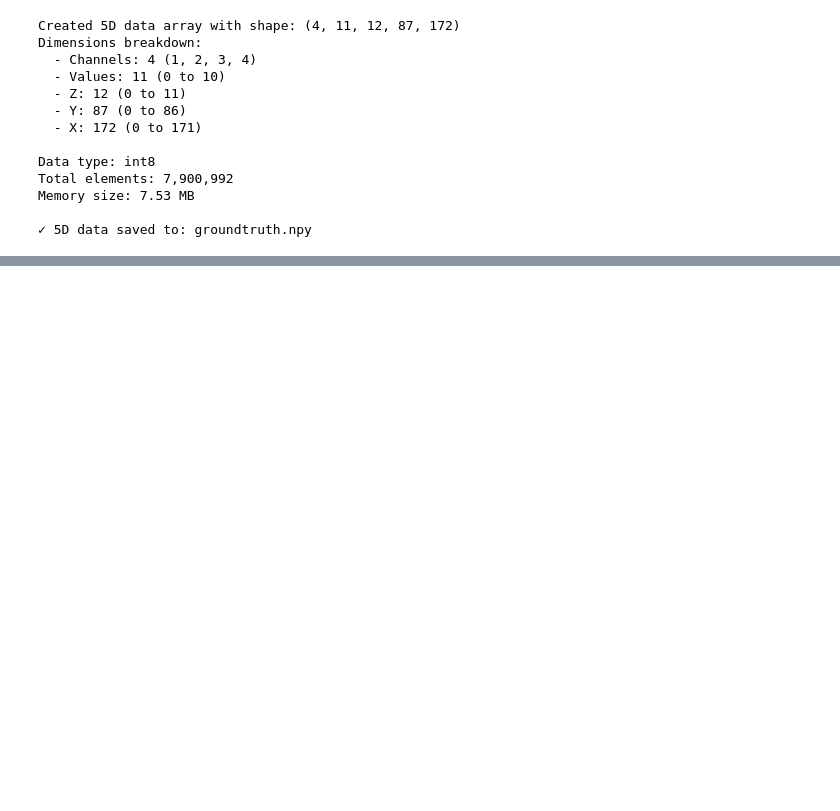
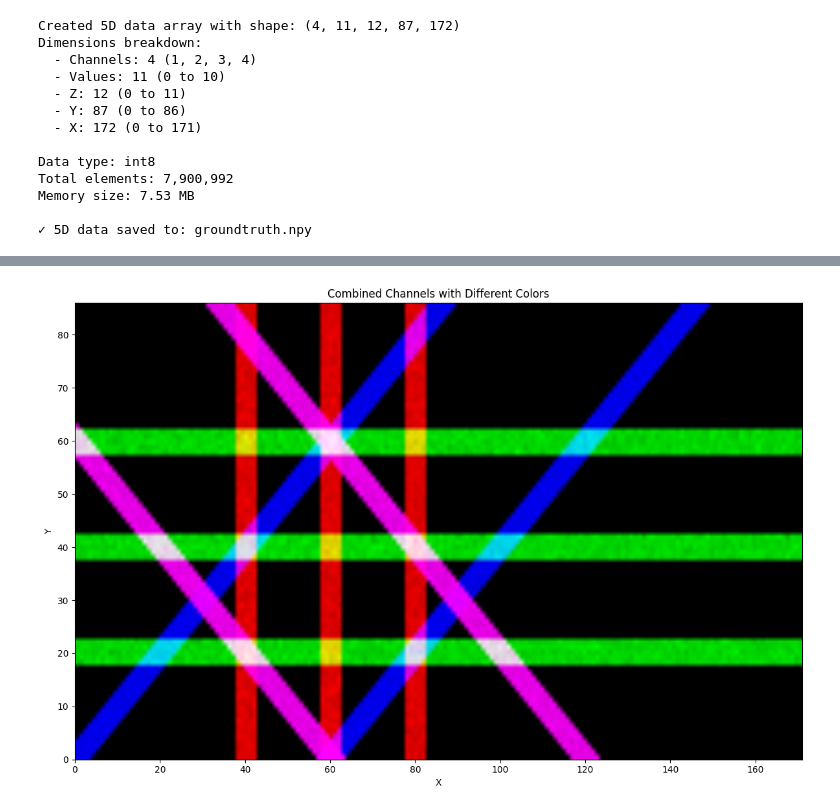
Before and after one commit to Hosseinfatho/SSGAT, a Jupyter notebook: Groundtruth/groundtruthTest.ipynb, the cells around one changed output, grey strips where cells are left out. Cells and saved outputs as stored; diff of their text form; code cells hidden in the pictures; blank space fills up the shorter version.

Commit message:
clean code for groundtruth jupyternotebook

```diff
--- a/Groundtruth/groundtruthTest.ipynb
+++ b/Groundtruth/groundtruthTest.ipynb
@@ -120,0 +121,80 @@ print(f"  Value range: [{combined_image.min():.2f}, {combined_image.max():.2f}]"
+# %%
+import matplotlib.pyplot as plt
+import numpy as np
+
+# Load data: shape (channel, value, z, y, x)
+data = np.load('groundtruth.npy')
+n_channels, n_values, n_z, y_dim, x_dim = data.shape
+
+# Predefine an RGB color for each channel (R, G, B)
+channel_colors = np.array([
+    [1.0, 0.0, 0.0],  # Channel 0: red
+    [0.0, 1.0, 0.0],  # Channel 1: green
+    [0.0, 0.0, 1.0],  # Channel 2: blue
+    [1.0, 0.0, 1.0],  # Channel 3: magenta
+], dtype=np.float32)
+
+# Store the 2D projection per channel
+per_channel_2d = np.zeros((n_channels, y_dim, x_dim), dtype=np.float32)
+
+for channel in range(n_channels):
+    channel_data = data[channel]  # Shape: (value, z, y, x) = (11, 12, 87, 172)
+
+    # value indices: 0..(n_values-1)
+    value_indices = np.arange(n_values).reshape(-1, 1, 1, 1)  # (value, 1, 1, 1)
+
+    # Weighted sum over "value" axis
+    weighted_sum = np.sum(value_indices * channel_data, axis=0)  # (z, y, x)
+    total_sum = np.sum(channel_data, axis=0)                     # (z, y, x)
+
+    avg_value_index = np.where(total_sum > 0, weighted_sum / total_sum, 0)  # (z, y, x)
+
+    # Average over z to get a 2D image for this channel
+    avg_z = np.mean(avg_value_index, axis=0)  # (y, x)
+
+    per_channel_2d[channel] = avg_z
+
+# Build an RGB image from all channels
+combined_rgb = np.zeros((y_dim, x_dim, 3), dtype=np.float32)
+
+for channel in range(n_channels):
+    img = per_channel_2d[channel]
+
+    # Skip empty channels
+    if np.all(img == 0):
+        continue
+
+    # Normalize this channel's image to [0, 1] for visualization
+    img_min = img.min()
+    img_max = img.max()
+    norm = (img - img_min) / (img_max - img_min + 1e-6)
+
+    # Add this channel's contribution in its own color
+    color = channel_colors[channel]  # (3,)
+    combined_rgb += norm[..., None] * color  # broadcast to (y, x, 3)
+
+# Clip to valid [0, 1] RGB range
+combined_rgb = np.clip(combined_rgb, 0.0, 1.0)
+
+# Plot combined RGB image
+plt.figure(figsize=(12, 8))
+plt.imshow(
+    combined_rgb,
+    origin='lower',
+    extent=[0, x_dim - 1, 0, y_dim - 1],
+    aspect='auto',
+    interpolation='bilinear'
+)
+plt.xlabel('X')
+plt.ylabel('Y')
+plt.title('Combined Channels with Different Colors')
+plt.xlim(0, x_dim - 1)
+plt.ylim(0, y_dim - 1)
+plt.tight_layout()
+plt.show()
+
+print("\n✓ Combined channels visualization (RGB)")
+print(f"  RGB image shape: {combined_rgb.shape}")
+print(f"  Per-channel image shape: {per_channel_2d.shape}")
+# %% [output]
+[figure, added]
```
Also changed, not shown: parts of 9 cells of this notebook.
